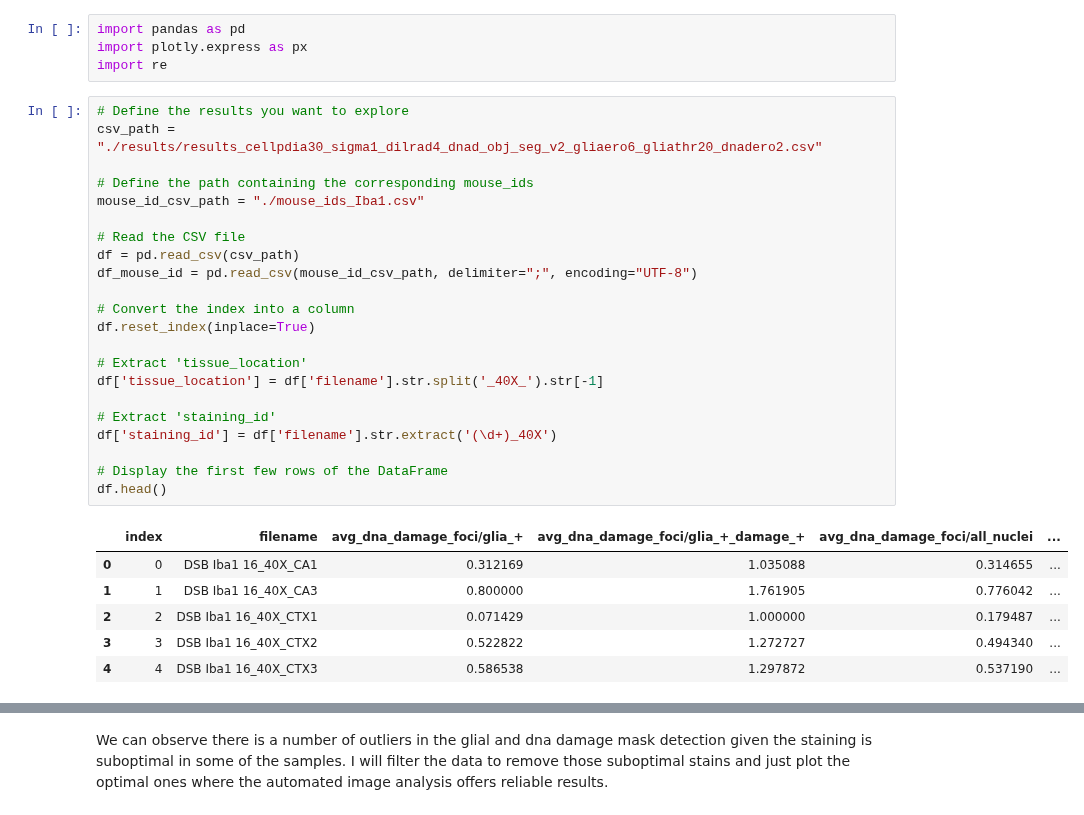
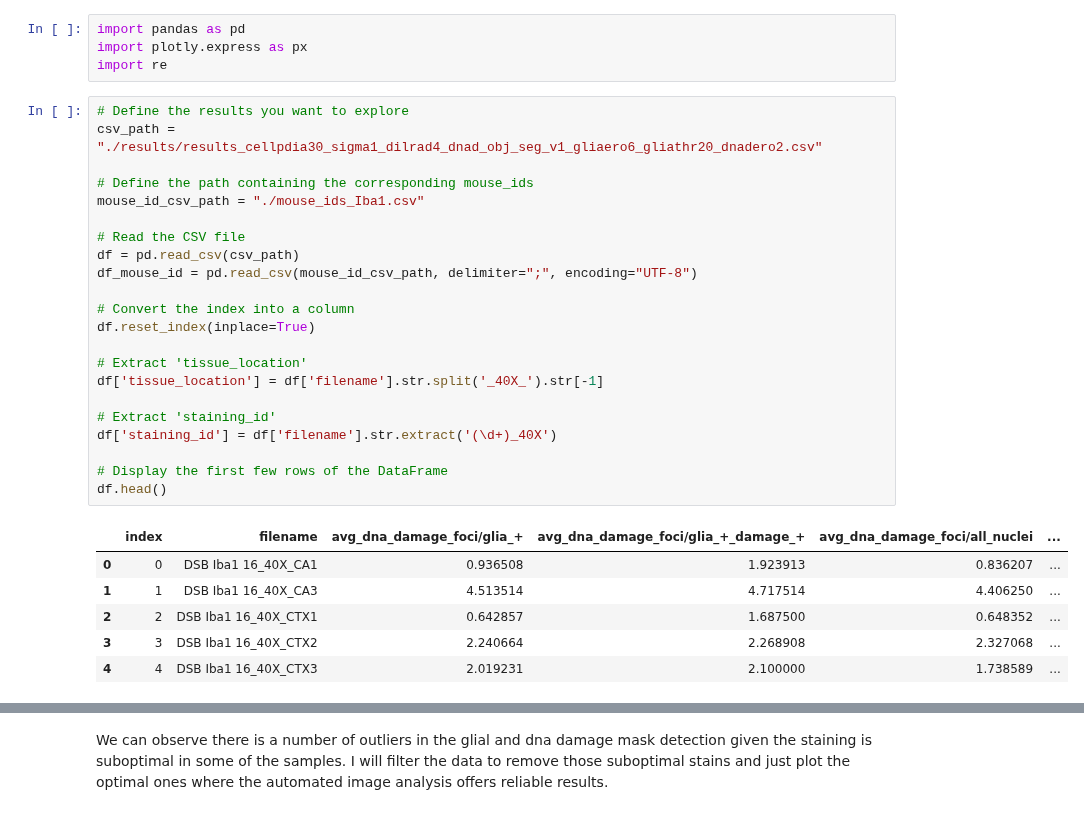
Before and after one commit to adiezsanchez/microglia_dna_damage, a Jupyter notebook: 2_data_exploration.ipynb, the cells around one changed output, grey strips where cells are left out. Saved outputs shown, nothing was run; the diff lists cells and outputs as text.

```diff
--- a/2_data_exploration.ipynb
+++ b/2_data_exploration.ipynb
@@ -4,33 +4,33 @@ import plotly.express as px
 import re
 # %%
 # Define the results you want to explore
-csv_path = "./results/results_cellpdia30_sigma1_dilrad4_dnad_obj_seg_v2_gliaero6_gliathr20_dnadero2.csv"
+csv_path = "./results/results_cellpdia30_sigma1_dilrad4_dnad_obj_seg_v1_gliaero6_gliathr20_dnadero2.csv"
 
 # Define the path containing the corresponding mouse_ids
 mouse_id_csv_path = "./mouse_ids_Iba1.csv"
 
 # Read the CSV file
 df = pd.read_csv(csv_path)
 df_mouse_id = pd.read_csv(mouse_id_csv_path, delimiter=";", encoding="UTF-8")
 
 # Convert the index into a column
 df.reset_index(inplace=True)
 
 # Extract 'tissue_location'
 df['tissue_location'] = df['filename'].str.split('_40X_').str[-1]
 
 # Extract 'staining_id'
 df['staining_id'] = df['filename'].str.extract('(\d+)_40X')
 
 # Display the first few rows of the DataFrame
 df.head()
 # %% [output]
 |  | index | filename | avg_dna_damage_foci/glia_+ | avg_dna_damage_foci/glia_+_damage_+ | avg_dna_damage_foci/all_nuclei | ... |
-| 0 | 0 | DSB Iba1 16_40X_CA1 | 0.312169 | 1.035088 | 0.314655 | ... |
-| 1 | 1 | DSB Iba1 16_40X_CA3 | 0.800000 | 1.761905 | 0.776042 | ... |
-| 2 | 2 | DSB Iba1 16_40X_CTX1 | 0.071429 | 1.000000 | 0.179487 | ... |
-| 3 | 3 | DSB Iba1 16_40X_CTX2 | 0.522822 | 1.272727 | 0.494340 | ... |
-| 4 | 4 | DSB Iba1 16_40X_CTX3 | 0.586538 | 1.297872 | 0.537190 | ... |
+| 0 | 0 | DSB Iba1 16_40X_CA1 | 0.936508 | 1.923913 | 0.836207 | ... |
+| 1 | 1 | DSB Iba1 16_40X_CA3 | 4.513514 | 4.717514 | 4.406250 | ... |
+| 2 | 2 | DSB Iba1 16_40X_CTX1 | 0.642857 | 1.687500 | 0.648352 | ... |
+| 3 | 3 | DSB Iba1 16_40X_CTX2 | 2.240664 | 2.268908 | 2.327068 | ... |
+| 4 | 4 | DSB Iba1 16_40X_CTX3 | 2.019231 | 2.100000 | 1.738589 | ... |
 # %%
 # Extract analysis parameters from the CSV path
 extracted_values = re.findall(r'\d+', csv_path)
```
Also changed, not shown: parts of 13 cells of this notebook.
